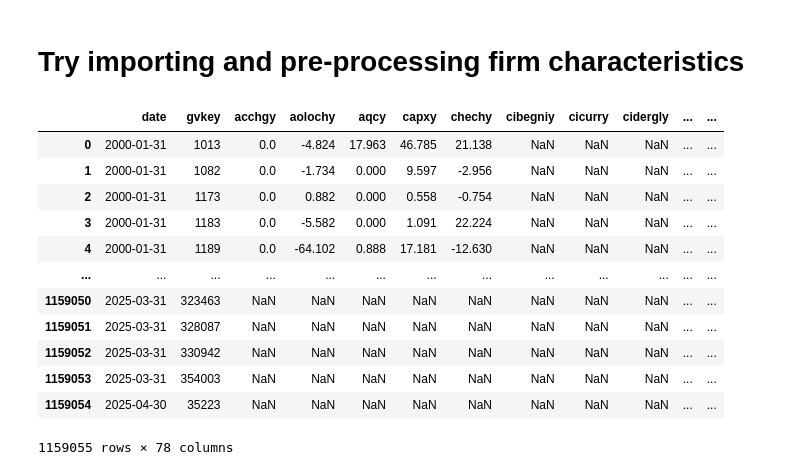
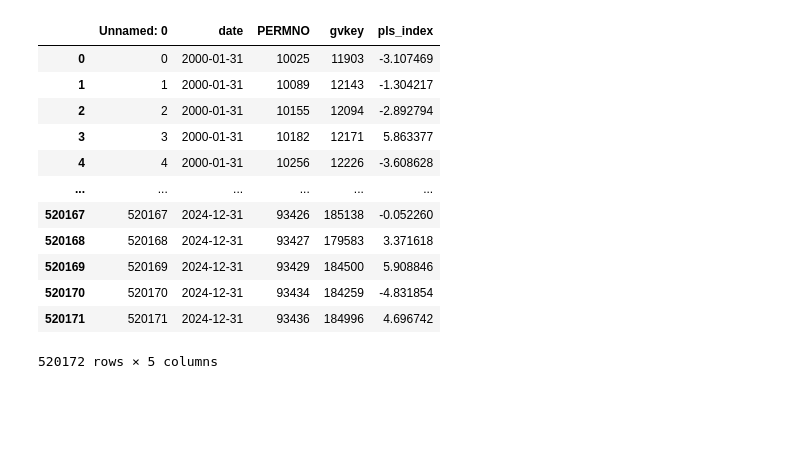
Before and after one commit to mirkorado/ML-Project, a Jupyter notebook: ResidualMLP.ipynb, the cells around one changed output. Saved outputs shown, nothing was run; the diff lists cells and outputs as text; code cells hidden in the pictures; blank space fills up the shorter version.

```diff
--- a/ResidualMLP.ipynb
+++ b/ResidualMLP.ipynb
@@ -472,19 +67,17 @@ plot_train_vs_test(range(0, 50), train_losses, test_losses)
-# %% [markdown]
-# Try importing and pre-processing firm characteristics
 # %%
-firms = pd.read_csv('Predictors/CompFirmCharac_sanitized.csv')
-firms
+index_df = pd.read_csv('Predictors/FirmCharacIndex.csv')
+index_df
 # %% [output]
-|  | date | gvkey | acchgy | aolochy | aqcy | capxy | chechy | cibegniy | cicurry | cidergly | ... | ... |
-| 0 | 2000-01-31 | 1013 | 0.0 | -4.824 | 17.963 | 46.785 | 21.138 | NaN | NaN | NaN | ... | ... |
-| 1 | 2000-01-31 | 1082 | 0.0 | -1.734 | 0.000 | 9.597 | -2.956 | NaN | NaN | NaN | ... | ... |
-| 2 | 2000-01-31 | 1173 | 0.0 | 0.882 | 0.000 | 0.558 | -0.754 | NaN | NaN | NaN | ... | ... |
-| 3 | 2000-01-31 | 1183 | 0.0 | -5.582 | 0.000 | 1.091 | 22.224 | NaN | NaN | NaN | ... | ... |
-| 4 | 2000-01-31 | 1189 | 0.0 | -64.102 | 0.888 | 17.181 | -12.630 | NaN | NaN | NaN | ... | ... |
-| ... | ... | ... | ... | ... | ... | ... | ... | ... | ... | ... | ... | ... |
-| 1159050 | 2025-03-31 | 323463 | NaN | NaN | NaN | NaN | NaN | NaN | NaN | NaN | ... | ... |
-| 1159051 | 2025-03-31 | 328087 | NaN | NaN | NaN | NaN | NaN | NaN | NaN | NaN | ... | ... |
-| 1159052 | 2025-03-31 | 330942 | NaN | NaN | NaN | NaN | NaN | NaN | NaN | NaN | ... | ... |
-| 1159053 | 2025-03-31 | 354003 | NaN | NaN | NaN | NaN | NaN | NaN | NaN | NaN | ... | ... |
-| 1159054 | 2025-04-30 | 35223 | NaN | NaN | NaN | NaN | NaN | NaN | NaN | NaN | ... | ... |
+|  | Unnamed: 0 | date | PERMNO | gvkey | pls_index |
+| 0 | 0 | 2000-01-31 | 10025 | 11903 | -3.107469 |
+| 1 | 1 | 2000-01-31 | 10089 | 12143 | -1.304217 |
+| 2 | 2 | 2000-01-31 | 10155 | 12094 | -2.892794 |
+| 3 | 3 | 2000-01-31 | 10182 | 12171 | 5.863377 |
+| 4 | 4 | 2000-01-31 | 10256 | 12226 | -3.608628 |
+| ... | ... | ... | ... | ... | ... |
+| 520167 | 520167 | 2024-12-31 | 93426 | 185138 | -0.052260 |
+| 520168 | 520168 | 2024-12-31 | 93427 | 179583 | 3.371618 |
+| 520169 | 520169 | 2024-12-31 | 93429 | 184500 | 5.908846 |
+| 520170 | 520170 | 2024-12-31 | 93434 | 184259 | -4.831854 |
+| 520171 | 520171 | 2024-12-31 | 93436 | 184996 | 4.696742 |
-1159055 rows × 78 columns
+520172 rows × 5 columns
```
Also changed, not shown: parts of 17 cells of this notebook, 2 other files.
